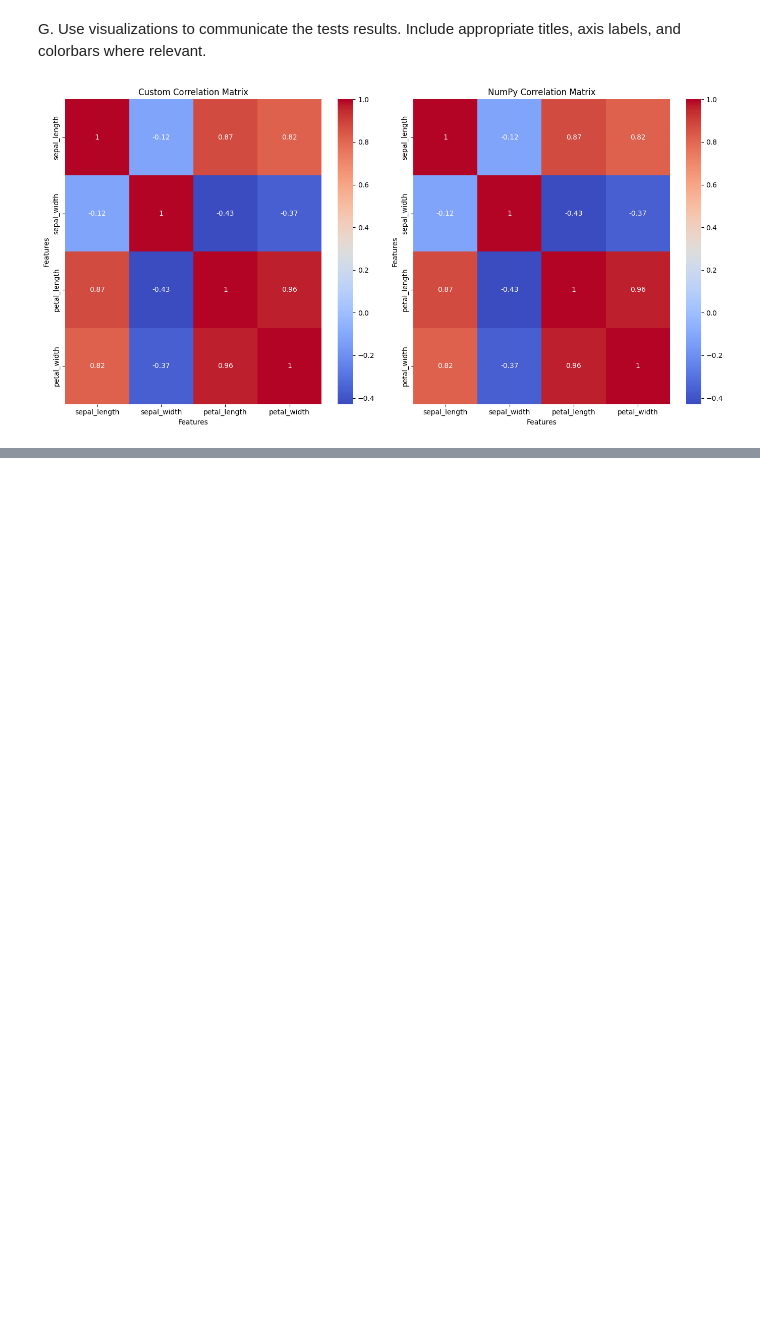
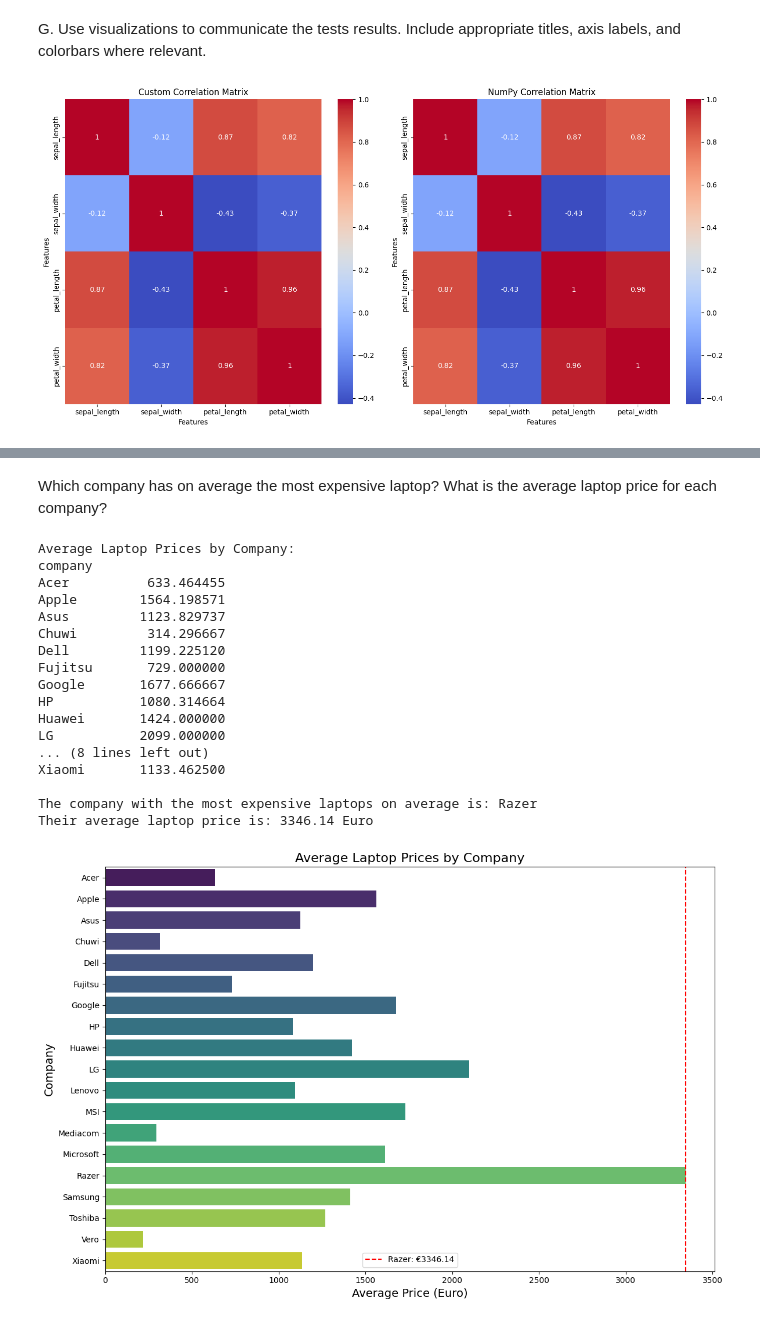
Before and after one commit to Jimenamdz/MiniProjectJimenaMendez, a Jupyter notebook: Mini_Project_Jimena_Mendez.ipynb, the cells around one changed output, grey strips where cells are left out. Saved outputs shown, nothing was run; the diff lists cells and outputs as text; code cells hidden in the pictures; blank space fills up the shorter version.

```diff
--- a/Mini_Project_Jimena_Mendez.ipynb
+++ b/Mini_Project_Jimena_Mendez.ipynb
@@ -286,0 +318,63 @@ laptop_df.head()
+# %% [markdown]
+Which company has on average the most expensive laptop? What is the average
+laptop price for each company?
+# %%
+import warnings
+
+# Suppress warnings
+warnings.filterwarnings("ignore", category=FutureWarning)
+
+# Group by 'company' and calculate the mean price
+average_price_per_company = laptops_df.groupby('company')['price (euro)'].mean()
+
+# Find the company with the highest average price
+most_expensive_company = average_price_per_company.idxmax()
+highest_average_price = average_price_per_company.max()
+
+# Print results without dtype info
+print("Average Laptop Prices by Company:")
+print(average_price_per_company.to_string())  # Converts Series to plain text
+
+print(f"\nThe company with the most expensive laptops on average is: {most_expensive_company}")
+print(f"Their average laptop price is: {highest_average_price:.2f} Euro")
+
+# Plotting the results
+plt.figure(figsize=(12, 8))
+sns.barplot(
+    x=average_price_per_company.values,
+    y=average_price_per_company.index,
+    palette="viridis",
+    hue=None
+)
+
+# Adding titles and labels
+plt.title("Average Laptop Prices by Company", fontsize=16)
+plt.xlabel("Average Price (Euro)", fontsize=14)
+plt.ylabel("Company", fontsize=14)
+
+# Highlight the most expensive company
+plt.axvline(x=highest_average_price, color='red', linestyle='--', label=f'{most_expensive_company}: €{highest_average_price:.2f}')
+plt.legend()
+
+# Display the plot
+plt.tight_layout()
+plt.show()
+# %% [output]
+Average Laptop Prices by Company:
+company
+Acer          633.464455
+Apple        1564.198571
+Asus         1123.829737
+Chuwi         314.296667
+Dell         1199.225120
+Fujitsu       729.000000
+Google       1677.666667
+HP           1080.314664
+Huawei       1424.000000
+LG           2099.000000
+... (8 lines left out)
+Xiaomi       1133.462500
+
+The company with the most expensive laptops on average is: Razer
+Their average laptop price is: 3346.14 Euro
+[figure, added]
```
Also changed, not shown: parts of 18 cells of this notebook, 2 other files.
